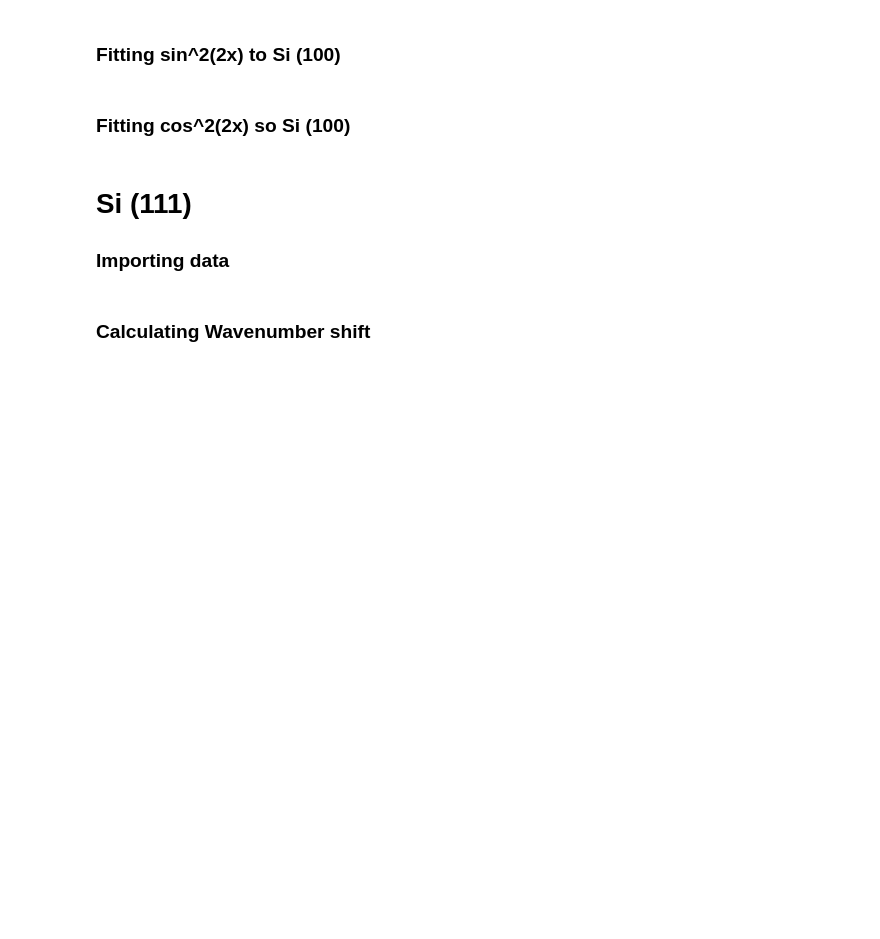
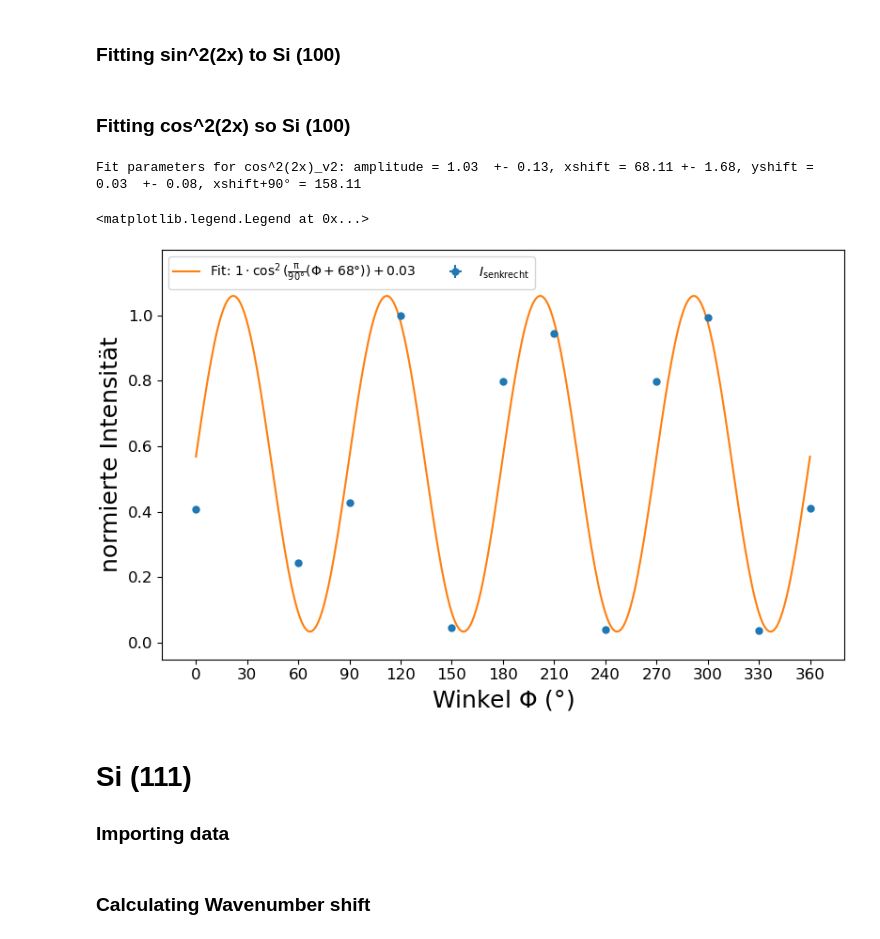
Before and after one commit to phoenixtoash/P60_Auswertung, a Jupyter notebook: notebook.ipynb, the cells around one changed output. Cells and saved outputs as stored; diff of their text form; code cells hidden in the pictures; blank space fills up the shorter version.

Commit message:
refining plots

```diff
--- a/notebook.ipynb
+++ b/notebook.ipynb
@@ -219,8 +219,8 @@ for i in range(13):
     params, cov = curve_fit(lorentzian, x_data, y_data, p0=p0_antistokes, maxfev=10000)
 
     # Amplitude and Error of lorentzian fit
-    Lorentzian_amplitudes.append(params[2])
     cov_err = np.sqrt(np.diag(cov))
+    Lorentzian_amplitudes.append(params[2]+cov_err[2]) # amplitude+error to stay between 0-1 with errors
     Lorentzian_amplitudes_error.append(cov_err[2])
 
 
@@ -250,8 +250,8 @@ for i in range(13):
     params, cov = curve_fit(lorentzian, x_data, y_data, p0=p0_antistokes, maxfev=10000)
 
     # Amplitude and error of lorentzian fit
-    Lorentzian_amplitudes_per.append(params[2])
     cov_per_error = np.sqrt(np.diag(cov))
+    Lorentzian_amplitudes_per.append(params[2] + cov_per_error[2])
     Lorentzian_amplitudes_per_error.append(cov_per_error[2])
 
 
@@ -371,37 +379,41 @@ ax.legend(fontsize=10, loc=2) #loc 2 = upper left
 # %%
 # fitting cos^2(2x)
 xdata = df_si100_norm_perpendicular['Degree']
 ydata = df_si100_norm_perpendicular['Intensity']
 
 popt, pcov = curve_fit(cos_squared, xdata, ydata)
 perr = np.sqrt(np.diag(pcov))
 print(f'Fit parameters for cos^2(2x)_v2: amplitude = {popt[0]:.2f}  +- {perr[0]:.2f}, xshift = {popt[1]:.2f} +- {perr[1]:.2f}, yshift = {popt[2]:.2f}  +- {perr[2]:.2f}' + f', xshift+90° = {popt[1] + 90:.2f}')
 
 
 
 # Plotting data
 deg_range = np.arange(0, 361, 1)
 fig, ax = plt.subplots(figsize=(8,5), constrained_layout=True)
 
 
 ax.errorbar(df_si100_norm_perpendicular['Degree'], df_si100_norm_perpendicular['Intensity']
             , fmt='o', xerr=1, yerr=df_si100_norm_perpendicular['Intensity_error'], ls='', ms=5, alpha=1, errorevery = 1
             , label = r'$\mathit{I}_{senkrecht}$'
             )
 
-#ax.plot(deg_range, cos_squared(1, deg_range, 66, 0 ), label=r'$cos^2(2(\Phi+66°))$')
-ax.plot(deg_range, cos_squared(deg_range, *popt))
 
+ax.plot(deg_range, cos_squared(deg_range, *popt), label = 'Fit: ' r'$1 \cdot \cos^2(\frac{\pi}{90°}(\Phi + 68°)) + 0.03$')
 
-ax.set_ylim(-0.1, 1.1)
 ax.set_xlabel(r'Winkel $\Phi$ (°)', fontsize=18)
-ax.set_ylabel('normalisierte Intensität', fontsize=18)
+ax.set_ylabel('normierte Intensität', fontsize=18)
 ax.tick_params(axis='both', which='major', labelsize=12)
-ax.legend(fontsize=10, loc=1) #loc=1 -> upper right
 
 
 ax.set_xticks([i for i in range(0, 361, 30)])
-ax.set_xlim(-20, 410)
+ax.set_yticks(np.linspace(0, 1, 6))
+ax.set_ylim(-0.05, 1.2)
+ax.set_xlim(-20, 380)
+ax.legend(fontsize=10, loc=2, ncol=2) #loc=1 -> upper right
+# %% [output]
+Fit parameters for cos^2(2x)_v2: amplitude = 1.03  +- 0.13, xshift = 68.11 +- 1.68, yshift = 0.03  +- 0.08, xshift+90° = 158.11
+<matplotlib.legend.Legend at 0x...>
+[figure, added]
 # %% [markdown]
 # Si (111)
 
```
Also changed, not shown: parts of 3 cells of this notebook, 1 other file.
